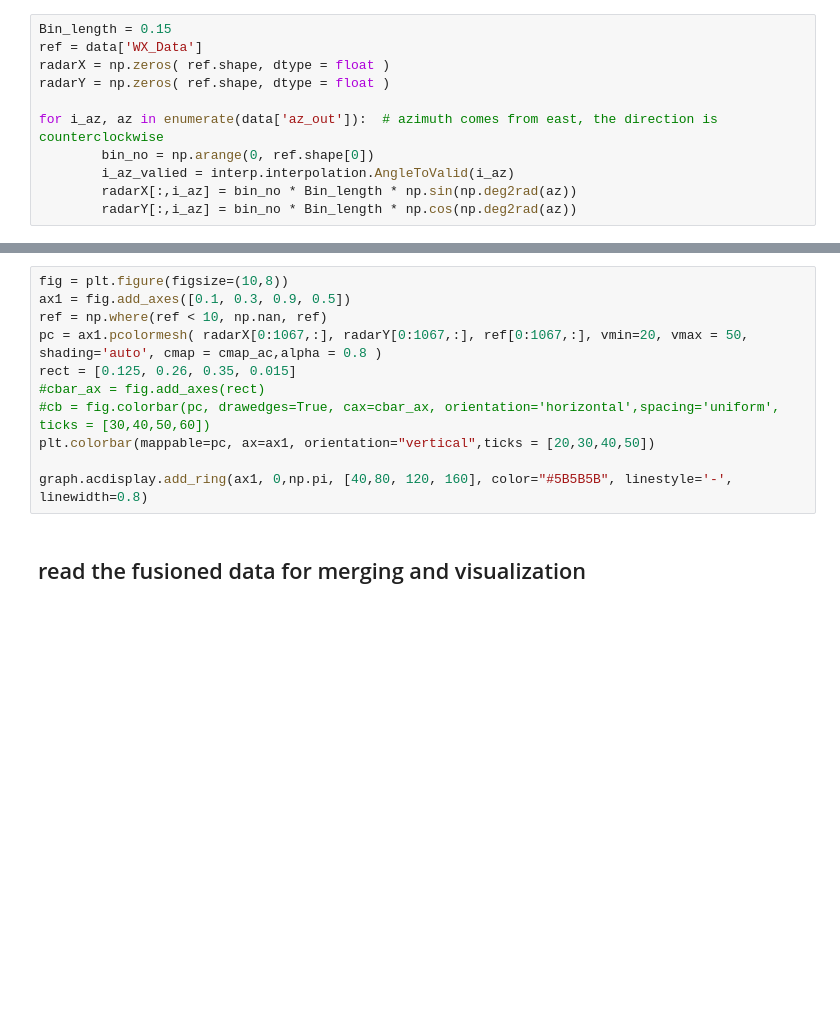
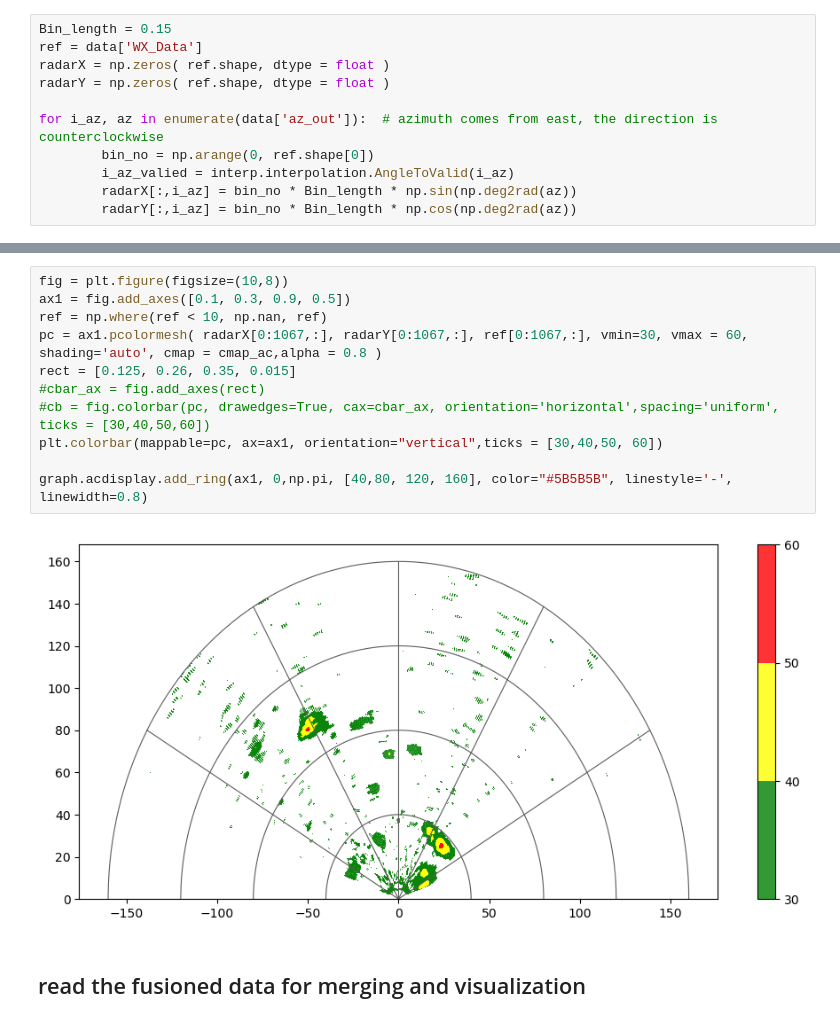
Before and after one commit to lovelyweather/MeteoDataFusion, a Jupyter notebook: test.ipynb, the cells around one changed output, grey strips where cells are left out. Saved outputs shown, nothing was run; the diff lists cells and outputs as text; blank space fills up the shorter version.

```diff
--- a/test.ipynb
+++ b/test.ipynb
@@ -155,14 +169,16 @@ np.nanmin(ref)
 # %%
 fig = plt.figure(figsize=(10,8))
 ax1 = fig.add_axes([0.1, 0.3, 0.9, 0.5])
 ref = np.where(ref < 10, np.nan, ref)
-pc = ax1.pcolormesh( radarX[0:1067,:], radarY[0:1067,:], ref[0:1067,:], vmin=20, vmax = 50, shading='auto', cmap = cmap_ac,alpha = 0.8 )
+pc = ax1.pcolormesh( radarX[0:1067,:], radarY[0:1067,:], ref[0:1067,:], vmin=30, vmax = 60, shading='auto', cmap = cmap_ac,alpha = 0.8 )
 rect = [0.125, 0.26, 0.35, 0.015]
 #cbar_ax = fig.add_axes(rect)
 #cb = fig.colorbar(pc, drawedges=True, cax=cbar_ax, orientation='horizontal',spacing='uniform', ticks = [30,40,50,60])
-plt.colorbar(mappable=pc, ax=ax1, orientation="vertical",ticks = [20,30,40,50])
+plt.colorbar(mappable=pc, ax=ax1, orientation="vertical",ticks = [30,40,50, 60])
 
 graph.acdisplay.add_ring(ax1, 0,np.pi, [40,80, 120, 160], color="#5B5B5B", linestyle='-', linewidth=0.8)
+# %% [output]
+[figure, added]
 # %% [markdown]
 ## read the fusioned data for merging and visualization
 # %%
```
Also changed, not shown: parts of 29 cells of this notebook, 1 other file.
